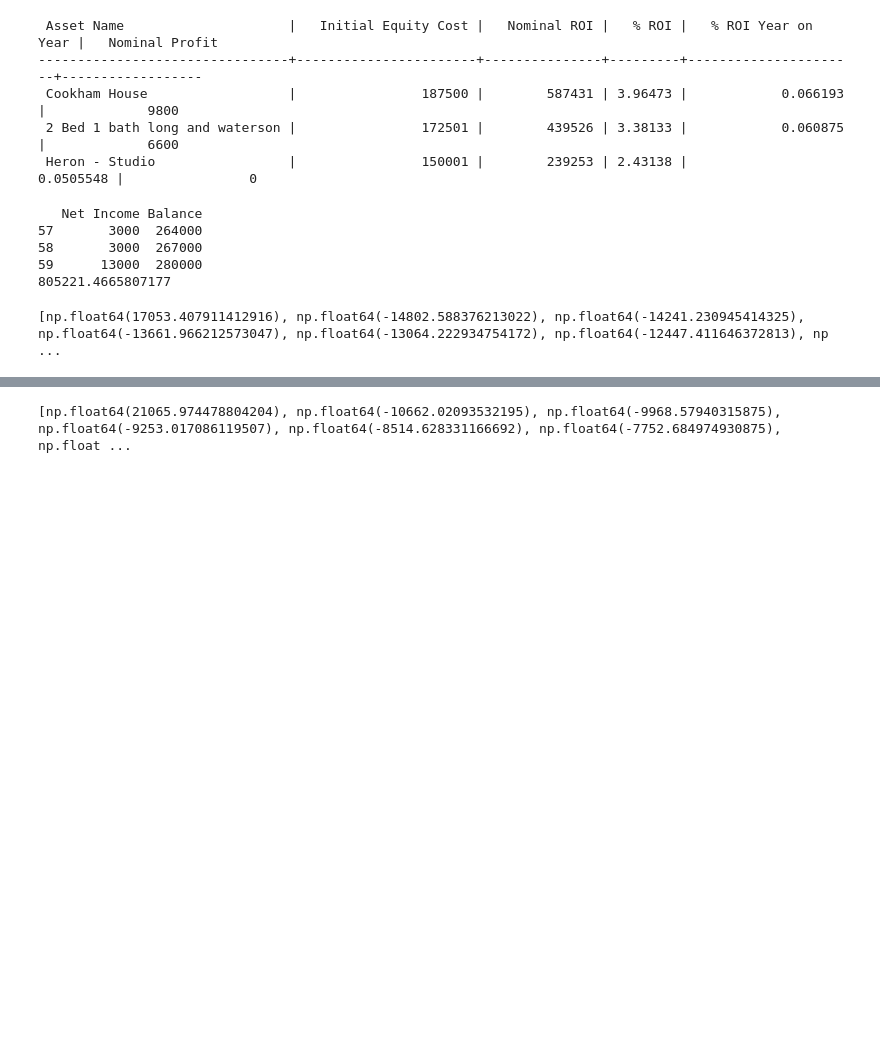
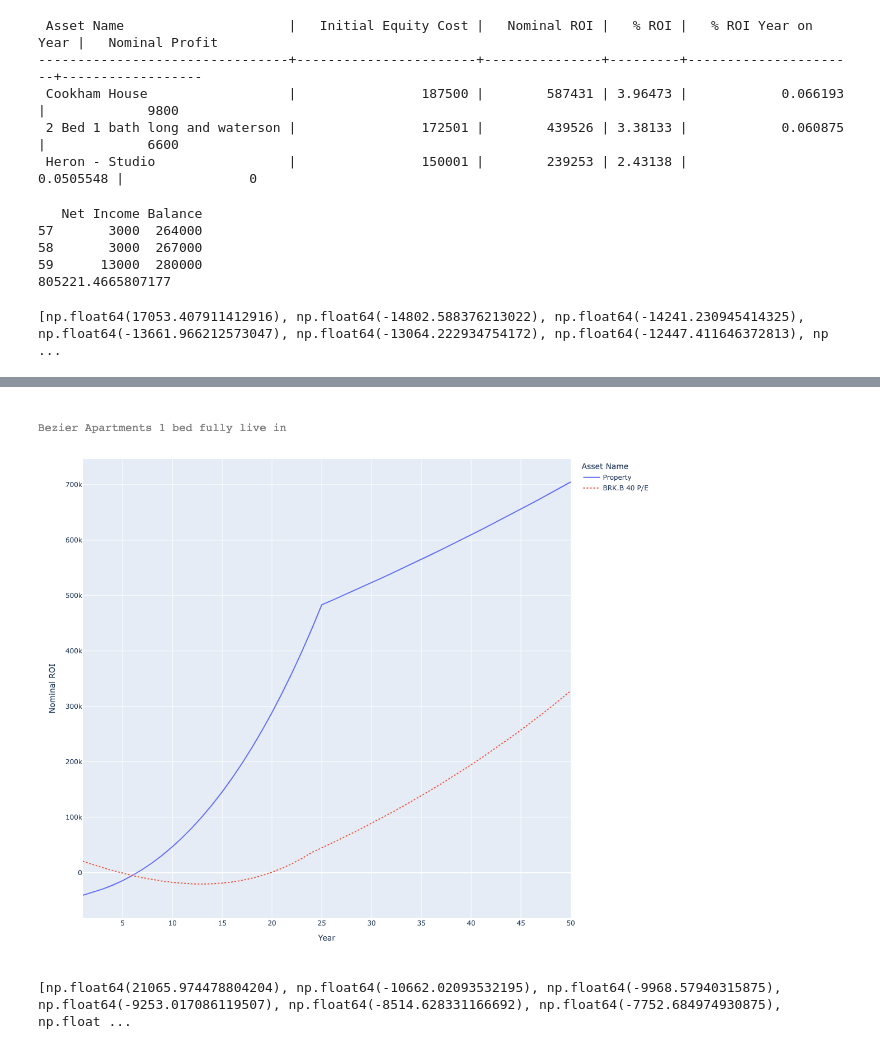
Before and after one commit to PulfordJ/assetreturns, a Jupyter notebook: notepad.ipynb, the cells around one changed output, grey strips where cells are left out. Saved outputs shown, nothing was run; the diff lists cells and outputs as text; code cells hidden in the pictures; blank space fills up the shorter version.

```diff
--- a/notepad.ipynb
+++ b/notepad.ipynb
@@ -228,21 +228,18 @@ print(repayment_mortgage.total_payments(25)/0.75)
 property_price = 850000
 #repayment_mortgage =  RepaymentMortgage(850000*0.75, 25, fixed_interest_rate,
 #                             {1 * 12: 0.1, 2 * 12: 0.1, 3 * 12: 0.1, 4 * 12: 0.1, 5 * 12: 1})
-
 repayment_mortgage =  RepaymentMortgage(property_price*0.75, 25, fixed_interest_rate)
-
 asset_name = "Property"
 asset_dictionary[asset_name] = LeaseholdProperty(False, property_price,
-                                                                                       monthly_gross_rental=0,
-                                                                                       rental_tax=0,
-                                                                                       months_occupied_out_of_12=8,
-                                                                                       agency_percentage=lixing_agency_percentage,
-                                                                                       annual_service_charge=7 * 677,
-                                                                                       annual_ground_rent=600,
-                                                                                       mortgage = repayment_mortgage)
+                                                  monthly_gross_rental=0,
+                                                  rental_tax=0,
+                                                  months_occupied_out_of_12=8,
+                                                  agency_percentage=lixing_agency_percentage,
+                                                  annual_service_charge=7 * 677,
+                                                  annual_ground_rent=600,
+                                                  mortgage = repayment_mortgage)
 opportunity_cost_property = asset_dictionary[asset_name]
 #opportunity_cost_property.will_you_live_in_this = False
-
 yearly_principle_repayments = []
 previous_year = opportunity_cost_property.mortgage.total_principle_paid(1)
 yearly_principle_repayments.append(previous_year)
@@ -254,8 +251,25 @@ for year in range(2, 25):
 print(yearly_principle_repayments)
 asset_dictionary["BRK.B 40 P/E"] = HLStock(opportunity_cost_property.property_value*.25, stock_price_to_earnings, yearly_principle_repayments)
 (headers, table, graph_source) = generateHeaderTableAndGraphSource()
-alt.Chart(graph_source).mark_line().encode(x='Year', y='Nominal ROI', color='Asset Name', strokeDash='Asset Name'
-    ).properties(width=1000, height=1000, title=f'Bezier Apartments 1 bed fully live in'
-    ).configure_title(fontSize=20, font='Courier', anchor='start', color='gray')
+
+import plotly.express as px
+
+fig = px.line(graph_source,
+              x='Year',
+              y='Nominal ROI',
+              color='Asset Name',
+              line_dash='Asset Name',
+              title='Bezier Apartments 1 bed fully live in',
+              width=1000,
+              height=1000)
+
+fig.update_layout(
+    title_font_size=20,
+    title_font_family='Courier',
+    title_font_color='gray',
+    title_x=0  # anchor='start' equivalent
+)
+
+fig.show()
 # %% [output]
 [np.float64(17053.407911412916), np.float64(-14802.588376213022), np.float64(-14241.230945414325), np.float64(-13661.966212573047), np.float64(-13064.222934754172), np.float64(-12447.411646372813), np ...
@@ -263,3 +276,4 @@ alt.Chart(graph_source).mark_line().encode(x='Year', y='Nominal ROI', color='Ass
+[figure, added]
 # %%
 property_price = 1050000
 #repayment_mortgage =  RepaymentMortgage(850000*0.75, 25, fixed_interest_rate,
```
Also changed, not shown: parts of 1 cell of this notebook, 2 other files.
